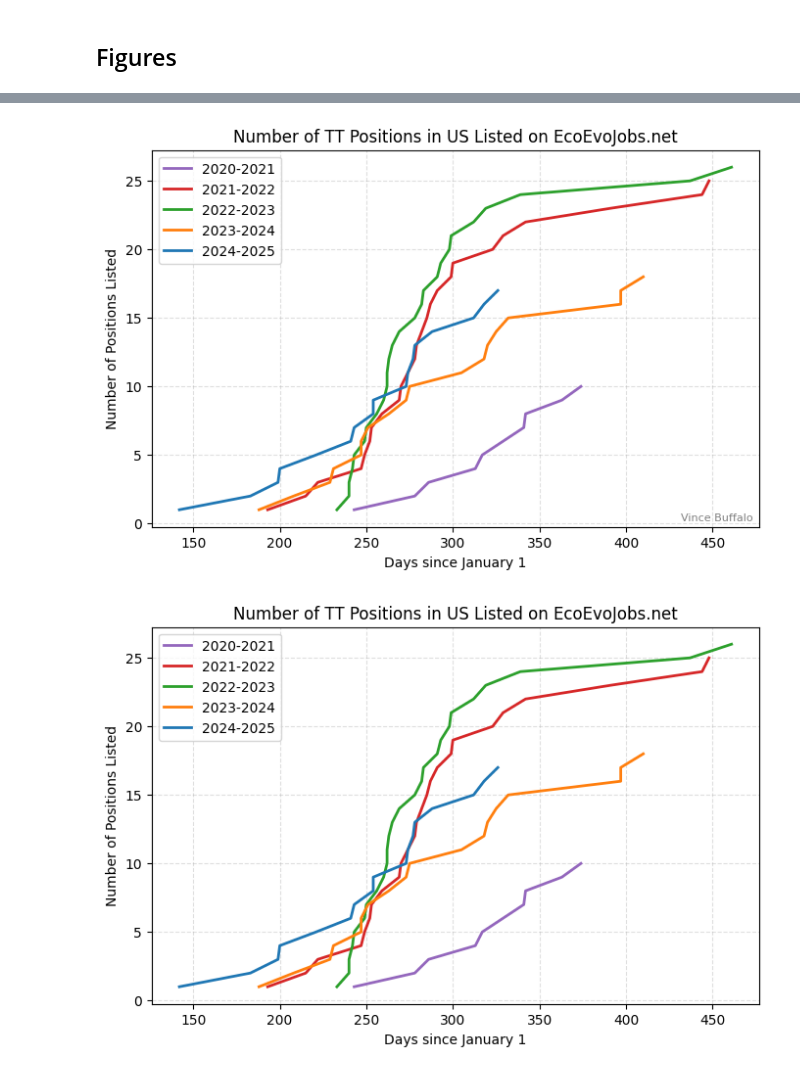
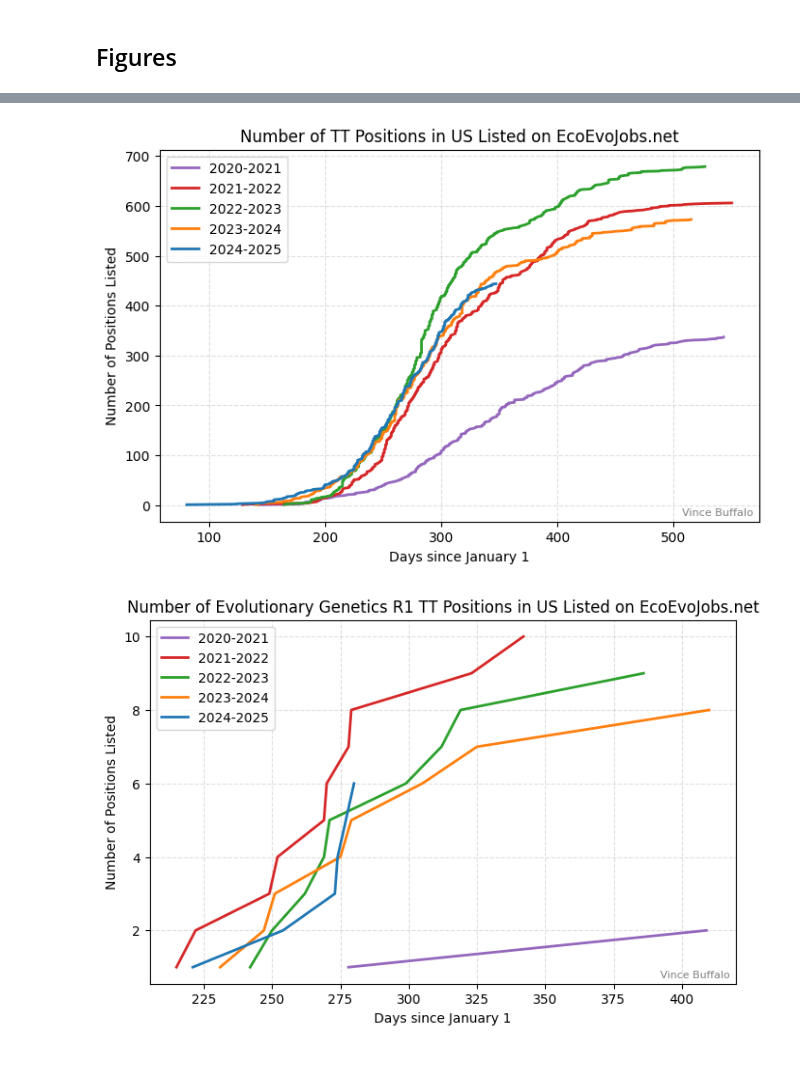
Before and after one commit to vsbuffalo/ecoevojobs, a Jupyter notebook: analysis.ipynb, the cells around one changed output, grey strips where cells are left out. Saved outputs shown, nothing was run; the diff lists cells and outputs as text; code cells hidden in the pictures.

Commit message:
Added Snakefile to fold in R1 university data, cleaned up data processing

```diff
--- a/analysis.ipynb
+++ b/analysis.ipynb
@@ -88,0 +13,3 @@ df_merged.write_csv('data/merged_data.csv')
+# %%
+df = pl.read_csv("data/ecoevo_jobs.csv", try_parse_dates=True)
+df_us = pl.read_csv("data/ecoevo_jobs_us_tt.csv", try_parse_dates=True)
@@ -89,8 +27,24 @@ df_merged.write_csv('data/merged_data.csv')
 # %% [markdown]
 ## Figures
+# %%
+def add_rolling_count(df):
+    """Note that this must be done *after* filtering!"""
+    season = df['season'].to_list()
+    assert len(set(season)) == 1
+    season = season[0]
+    start_year, end_year = tuple(map(int, season.split('-')))
+    return (df
+            .with_columns(
+              day_of_season = (pl.col('timestamp') - pl.date(month=1, day=1, year=start_year)).dt.total_days(),
+              running_count = pl.arange(1, df.height + 1)
+          ))
 # %%
 # Colors for figure
-colors = colors = list(reversed(['#1f77b4', '#ff7f0e', '#2ca02c', '#d62728', '#9467bd']))
+colors = {'2020-2021':'#9467bd',
+          '2021-2022':'#d62728',
+          '2022-2023':'#2ca02c',
+          '2023-2024':'#ff7f0e',
+          '2024-2025':'#1f77b4'}
 
 # Grid settings
 grid_params = dict(alpha=0.4, linestyle='dashed')
@@ -97,23 +88,25 @@ grid_params = dict(alpha=0.4, linestyle='dashed')
 # %%
 fig, ax = plt.subplots(figsize=(8, 5))
 
-for (year, dfy), color in zip(dfs_cleaned.items(), colors):
-    ax.plot(dfy['day_of_season'], dfy['running_count'], label=year, color=color, linewidth=2)
+for (season, dfy) in df_us.group_by('season', maintain_order=True):
+    color = colors[season[0]]
+    dfy = add_rolling_count(dfy)
+    ax.plot(dfy['day_of_season'], dfy['running_count'], label=season, color=color, linewidth=2)
 
 ax.set_title("Number of TT Positions in US Listed on EcoEvoJobs.net")
 ax.set_ylabel('Number of Positions Listed')
 ax.set_xlabel('Days since January 1')
 ax.legend(frameon=True)
 ax.grid(**grid_params)
 
 ax.text(0.99, 0.01, 'Vince Buffalo',
-        transform=ax.transAxes,  # uses axis coordinates (0-1) instead of data coordinates
-        ha='right',  # horizontal alignment
-        va='bottom', # vertical alignment
-        alpha=0.5,   # makes it subtle
-        fontsize=8)  # smaller font
+        transform=ax.transAxes,
+        ha='right',
+        va='bottom',
+        alpha=0.5,
+        fontsize=8)
 
-fig.savefig("figures/evoevojobs.pdf")
-fig.savefig("figures/evoevojobs.png")
+fig.savefig("figures/evoevojobs_all.pdf")
+fig.savefig("figures/evoevojobs_all.png")
 # %% [output]
-[figure, old version]
+[figure, new version]
@@ -141,15 +156,26 @@ dfs_cleaned = combine_and_clean_data(dfs, filters=[pl.col('subject_area').is_in(
 # %%
 fig, ax = plt.subplots(figsize=(8, 5))
 
-for (year, dfy), color in zip(dfs_cleaned.items(), colors):
-    ax.plot(dfy['day_of_season'], dfy['running_count'], label=year, color=color, linewidth=2)
+for (season, dfy) in df_us.group_by('season', maintain_order=True):
+    color = colors[season[0]]
+    dfy = dfy.filter(pl.col('subject_area').str.to_lowercase().is_in(evol_gen_fields), pl.col('is_r1'))
+    dfy = add_rolling_count(dfy)
+    ax.plot(dfy['day_of_season'], dfy['running_count'], label=season, color=color, linewidth=2)
 
-ax.set_title("Number of TT Positions in US Listed on EcoEvoJobs.net")
+ax.set_title("Number of Evolutionary Genetics R1 TT Positions in US Listed on EcoEvoJobs.net")
 ax.set_ylabel('Number of Positions Listed')
 ax.set_xlabel('Days since January 1')
 ax.legend(frameon=True)
 ax.grid(**grid_params)
-fig.savefig("figures/evolgen_evoevojobs.pdf")
-fig.savefig("figures/evolgen_evoevojobs.png")
+
+ax.text(0.99, 0.01, 'Vince Buffalo',
+        transform=ax.transAxes,
+        ha='right',
+        va='bottom',
+        alpha=0.5,
+        fontsize=8)
+
+fig.savefig("figures/evoevojobs_evolgen.pdf")
+fig.savefig("figures/evoevojobs_evolgen.png")
 # %% [output]
-[figure, old version]
+[figure, new version]
```
Also changed, not shown: parts of 15 cells of this notebook, 15 other files.
